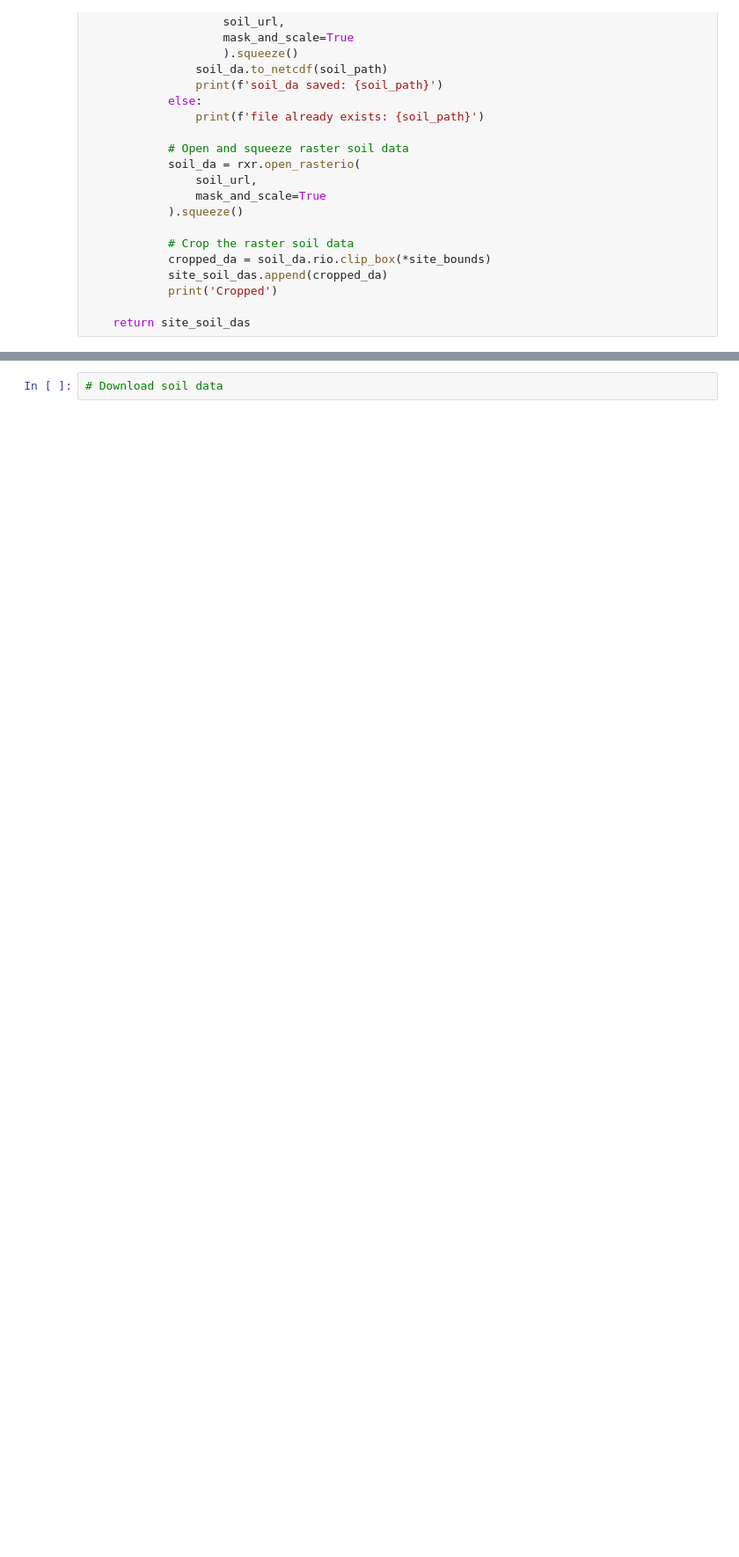
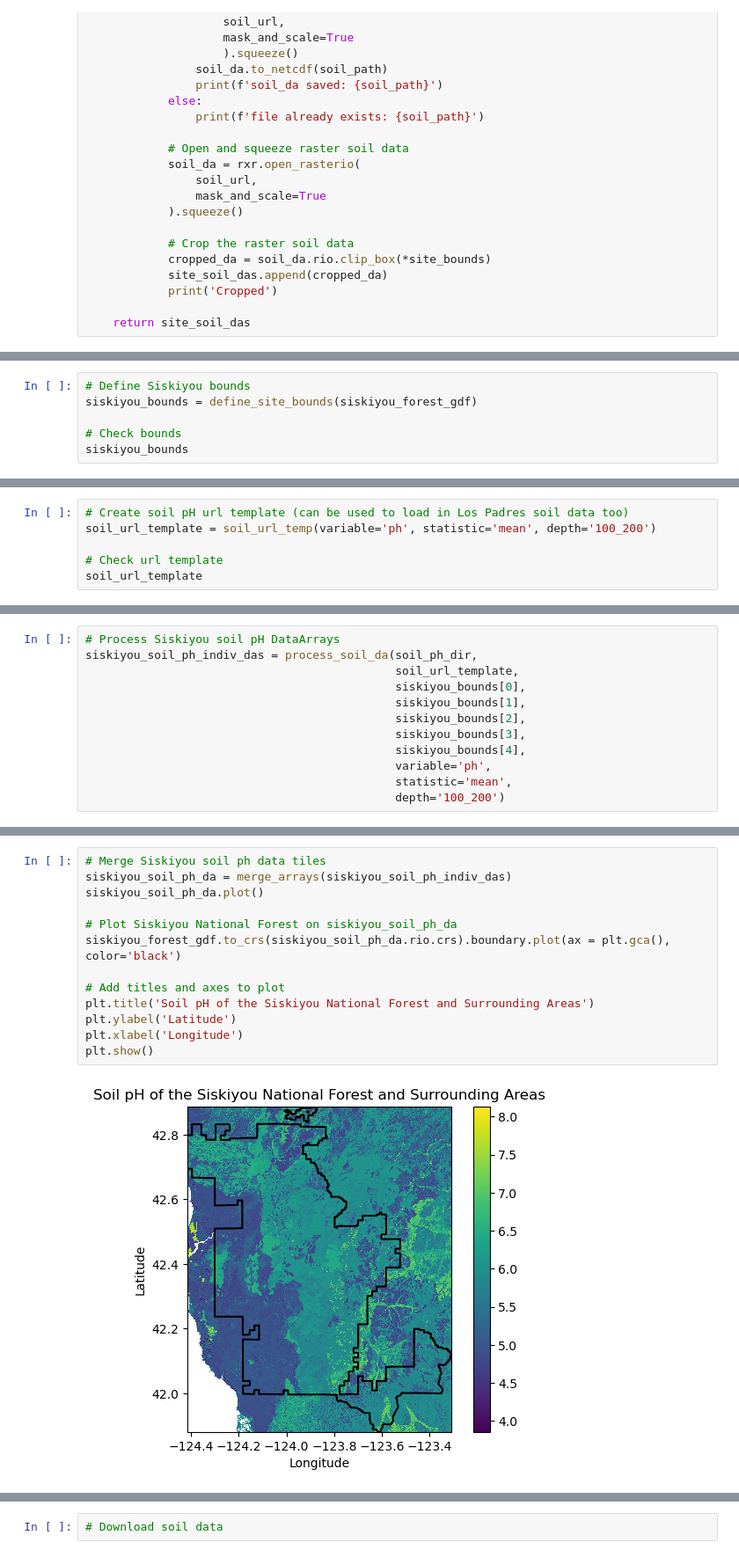
Before and after one commit to earthlab-education/habitat-suitability-hanried, a Jupyter notebook: notebooks/02-data-access.ipynb, the cells around one changed output, grey strips where cells are left out. Shown at 88% size. Drawn from its saved outputs; the diff is of its cells as text; blank space fills up the shorter version.

Commit message:
loaded soil data for both sites

```diff
--- a/notebooks/02-data-access.ipynb
+++ b/notebooks/02-data-access.ipynb
@@ -270,0 +220,6 @@ sites_gdf
+# %%
+# Define Siskiyou bounds
+siskiyou_bounds = define_site_bounds(siskiyou_forest_gdf)
+
+# Check bounds
+siskiyou_bounds
@@ -270,0 +232,6 @@ sites_gdf
+# %%
+# Create soil pH url template (can be used to load in Los Padres soil data too)
+soil_url_template = soil_url_temp(variable='ph', statistic='mean', depth='100_200')
+
+# Check url template
+soil_url_template
@@ -270,0 +240,12 @@ sites_gdf
+# %%
+# Process Siskiyou soil pH DataArrays
+siskiyou_soil_ph_indiv_das = process_soil_da(soil_ph_dir,
+                                             soil_url_template,
+                                             siskiyou_bounds[0],
+                                             siskiyou_bounds[1],
+                                             siskiyou_bounds[2],
+                                             siskiyou_bounds[3],
+                                             siskiyou_bounds[4],
+                                             variable='ph',
+                                             statistic='mean',
+                                             depth='100_200')
@@ -270,0 +261,15 @@ sites_gdf
+# %%
+# Merge Siskiyou soil ph data tiles
+siskiyou_soil_ph_da = merge_arrays(siskiyou_soil_ph_indiv_das)
+siskiyou_soil_ph_da.plot()
+
+# Plot Siskiyou National Forest on siskiyou_soil_ph_da
+siskiyou_forest_gdf.to_crs(siskiyou_soil_ph_da.rio.crs).boundary.plot(ax = plt.gca(), color='black')
+
+# Add titles and axes to plot
+plt.title('Soil pH of the Siskiyou National Forest and Surrounding Areas')
+plt.ylabel('Latitude')
+plt.xlabel('Longitude')
+plt.show()
+# %% [output]
+[figure, added]
```
Also changed, not shown: parts of 13 cells of this notebook.
